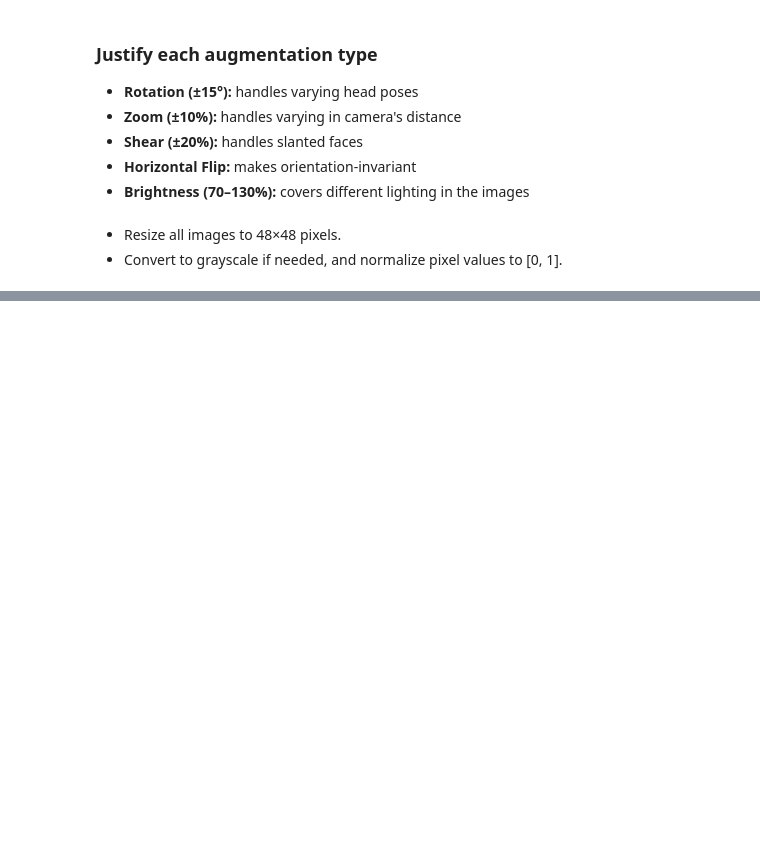
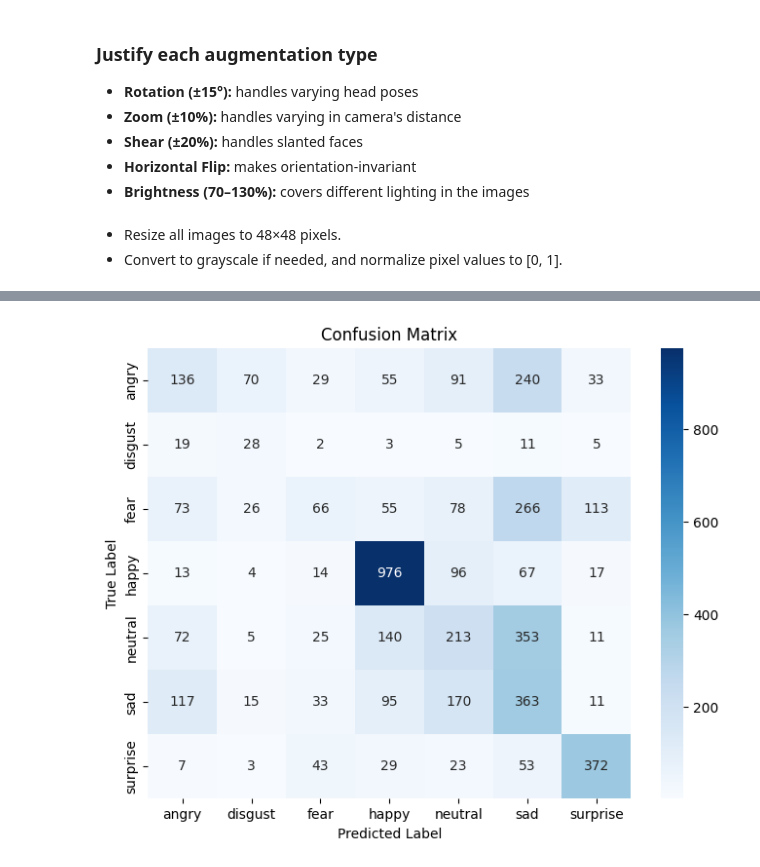
Before and after one commit to Ghaida-232/Task3, a Jupyter notebook: Training_task3.ipynb, the cells around one changed output, grey strips where cells are left out. Saved outputs shown, nothing was run; the diff lists cells and outputs as text; code cells hidden in the pictures; blank space fills up the shorter version.

```diff
--- a/Training_task3.ipynb
+++ b/Training_task3.ipynb
@@ -461,0 +643,14 @@ plt.show()
+# %%
+from tensorflow.keras.models import load_model
+
+model = load_model('/content/emotion_model.h5')
+
+
+test_steps = test_generator.samples // test_generator.batch_size \
+             + int(test_generator.samples % test_generator.batch_size > 0)
+
+y_prob = model.predict(test_generator, steps=test_steps)
+y_pred = y_prob.argmax(axis=1)
+
+y_true = test_generator.classes
+labels = list(test_generator.class_indices.keys())
@@ -461,0 +696,20 @@ plt.show()
+# %%
+from sklearn.metrics import confusion_matrix
+
+# the confusion matrix
+cm = confusion_matrix(y_true, y_pred)
+
+
+plt.figure(figsize=(8,6))
+sns.heatmap(
+    cm,
+    annot=True, fmt='d', cmap='Blues',
+    xticklabels=labels,
+    yticklabels=labels
+)
+plt.xlabel('Predicted Label')
+plt.ylabel('True Label')
+plt.title('Confusion Matrix')
+plt.show()
+# %% [output]
+[figure, added]
```
Also changed, not shown: parts of 25 cells of this notebook.
